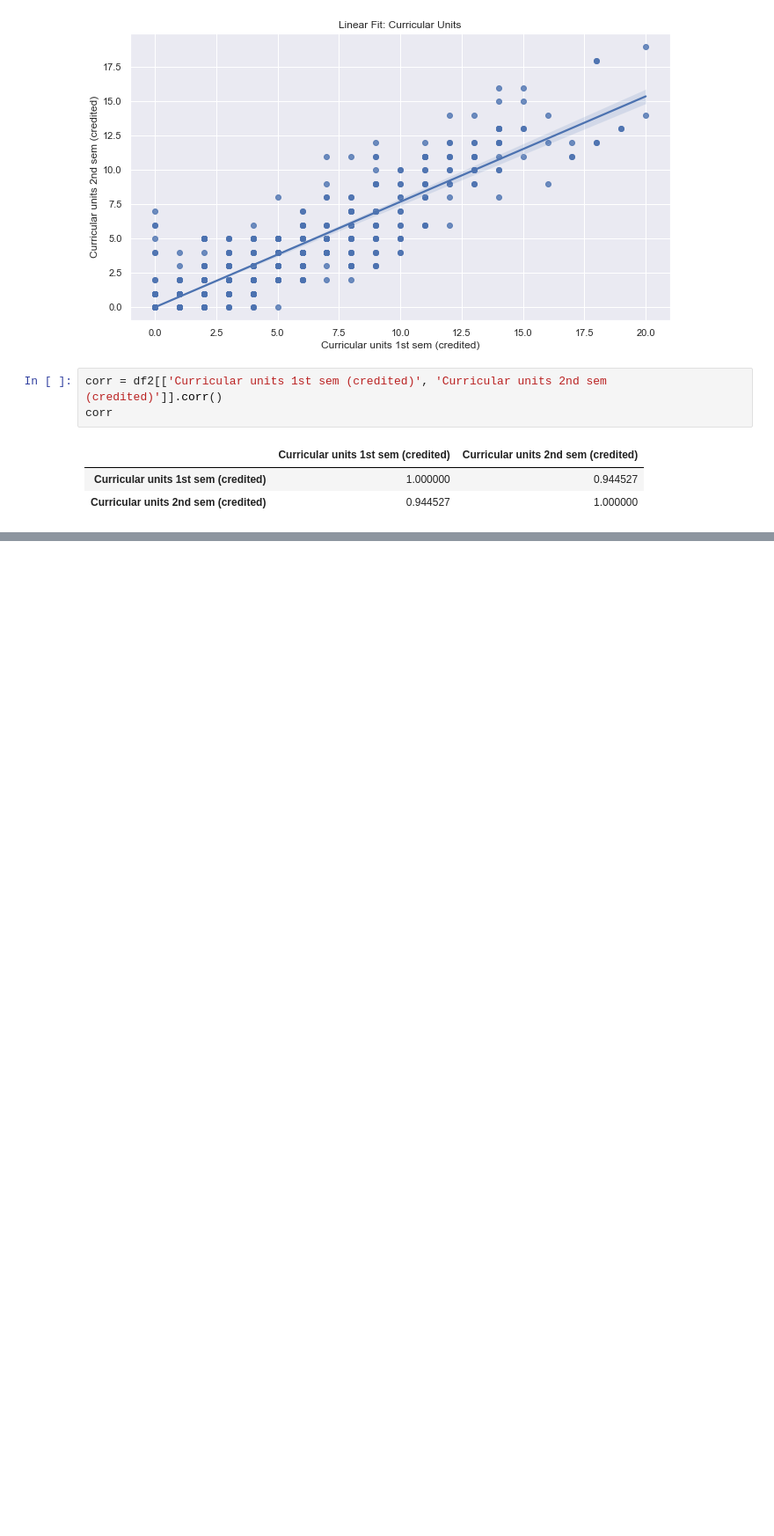
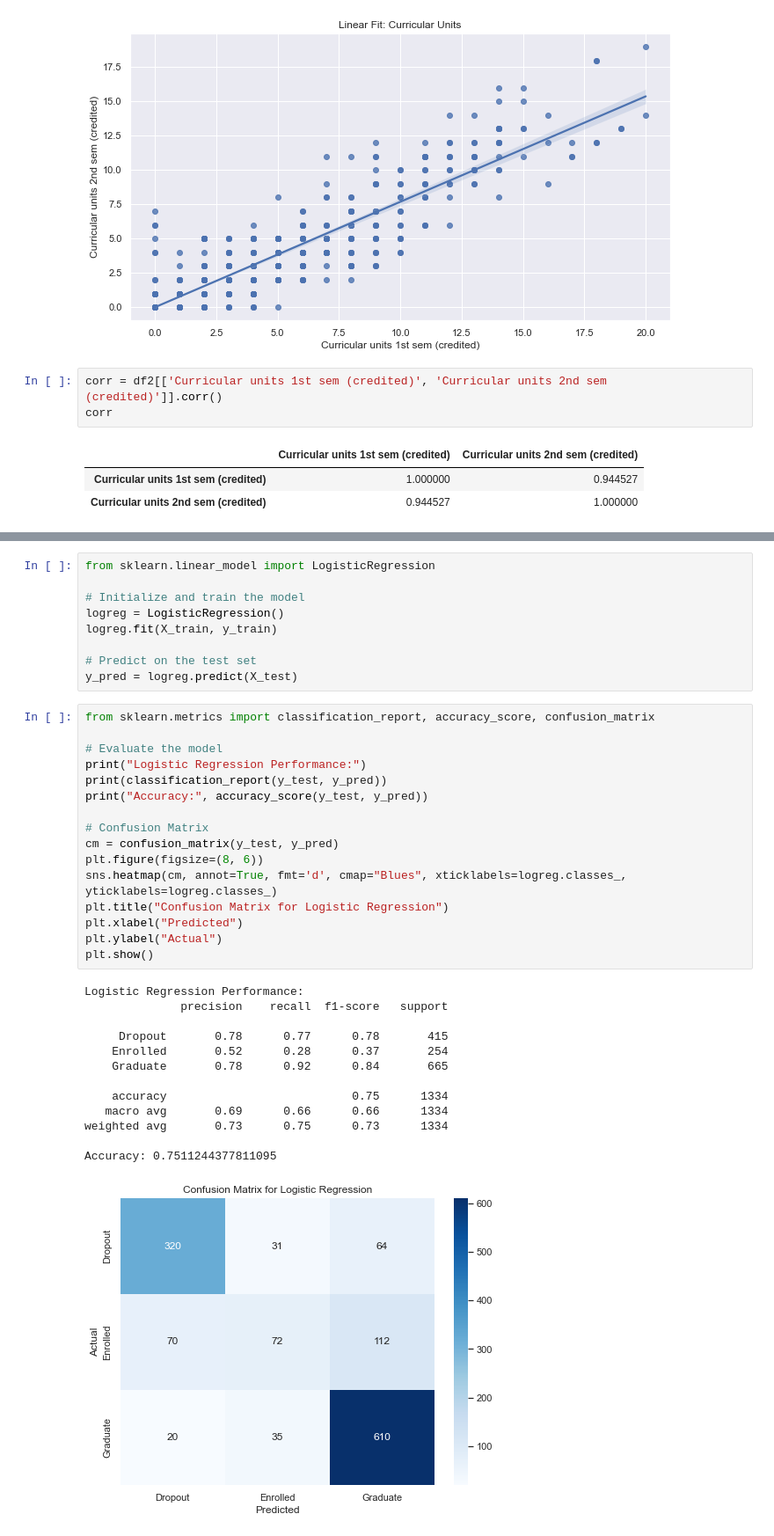
Before and after one commit to nasihbai/DataMining_Student_Assignment20-, a Jupyter notebook: Assignment.ipynb, the cells around one changed output, grey strips where cells are left out. Shown at 88% size. Drawn from its saved outputs; the diff is of its cells as text; blank space fills up the shorter version.

```diff
--- a/Assignment.ipynb
+++ b/Assignment.ipynb
@@ -308,0 +363,39 @@ corr
+# %%
+from sklearn.linear_model import LogisticRegression
+
+# Initialize and train the model
+logreg = LogisticRegression()
+logreg.fit(X_train, y_train)
+
+# Predict on the test set
+y_pred = logreg.predict(X_test)
+# %%
+from sklearn.metrics import classification_report, accuracy_score, confusion_matrix
+
+# Evaluate the model
+print("Logistic Regression Performance:")
+print(classification_report(y_test, y_pred))
+print("Accuracy:", accuracy_score(y_test, y_pred))
+
+# Confusion Matrix
+cm = confusion_matrix(y_test, y_pred)
+plt.figure(figsize=(8, 6))
+sns.heatmap(cm, annot=True, fmt='d', cmap="Blues", xticklabels=logreg.classes_, yticklabels=logreg.classes_)
+plt.title("Confusion Matrix for Logistic Regression")
+plt.xlabel("Predicted")
+plt.ylabel("Actual")
+plt.show()
+# %% [output]
+Logistic Regression Performance:
+              precision    recall  f1-score   support
+
+     Dropout       0.78      0.77      0.78       415
+    Enrolled       0.52      0.28      0.37       254
+    Graduate       0.78      0.92      0.84       665
+
+    accuracy                           0.75      1334
+   macro avg       0.69      0.66      0.66      1334
+weighted avg       0.73      0.75      0.73      1334
+
+Accuracy: 0.7511244377811095
+[figure, added]
```
Also changed, not shown: parts of 7 cells of this notebook.
